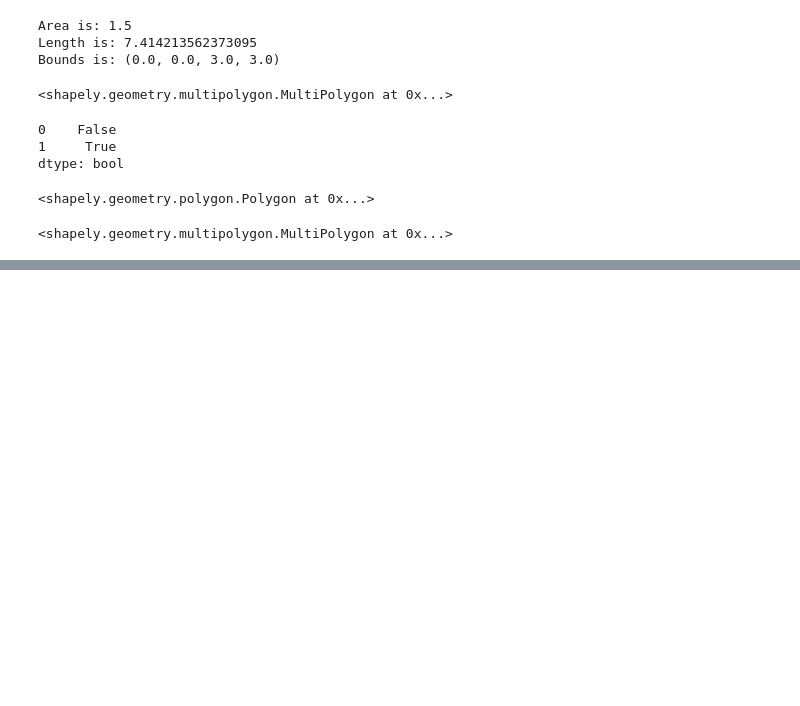
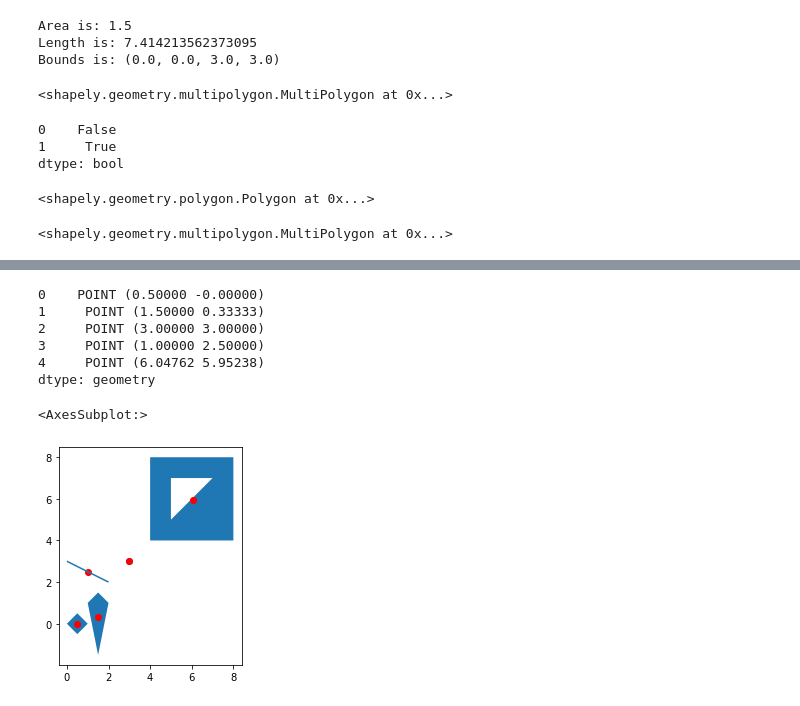
Before and after one commit to Biosciman/DataVisualization, a Jupyter notebook: GeoMap/GIS.ipynb, the cells around one changed output, grey strips where cells are left out. Drawn from its saved outputs; the diff is of its cells as text; code cells hidden in the pictures; blank space fills up the shorter version.

```diff
--- a/GeoMap/GIS.ipynb
+++ b/GeoMap/GIS.ipynb
@@ -138,0 +160,17 @@ s_[1] # 第二个几何体为两个Polygon拼接所成，满足合法性检查
+# %%
+# centroid返回每个几何对象的重心(几何中心)
+print(s.centroid)
+# %% [output]
+0    POINT (0.50000 -0.00000)
+1     POINT (1.50000 0.33333)
+2     POINT (3.00000 3.00000)
+3     POINT (1.00000 2.50000)
+4     POINT (6.04762 5.95238)
+dtype: geometry
+# %%
+# 可视化每个几何体的几何中心
+ax = s.plot()
+s.centroid.plot(ax=ax,color='red')
+# %% [output]
+<AxesSubplot:>
+[figure, added]
```
Also changed, not shown: parts of 28 cells of this notebook, 4 other files.
